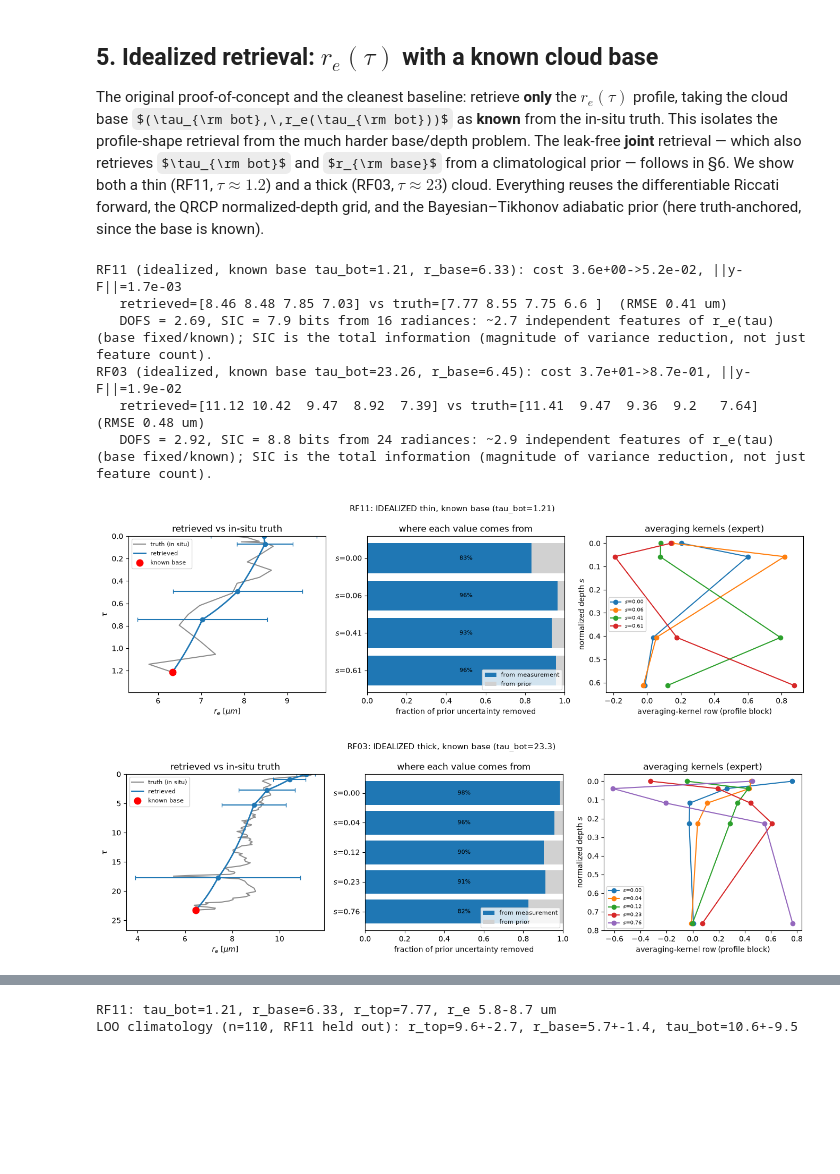
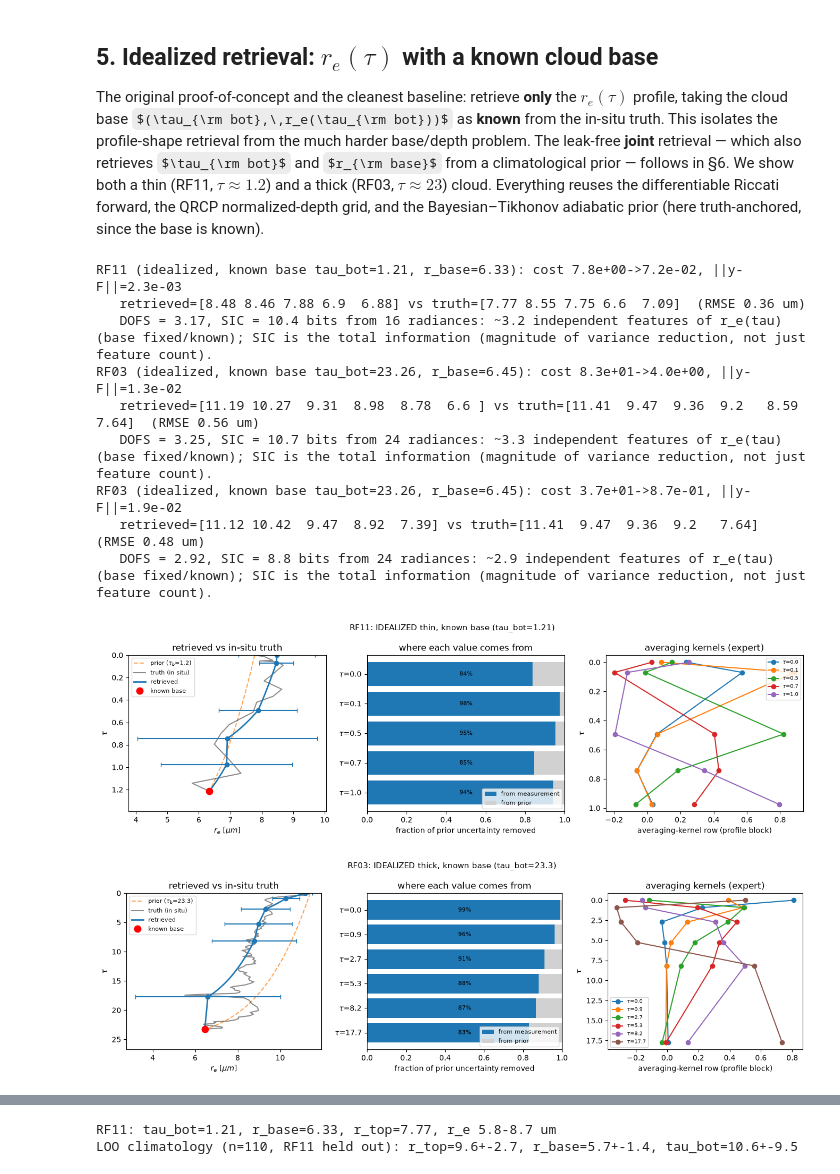
Before and after one commit to dhjx1996/Pythonic-DISORT_inhomogeneous_atmosphere, a Jupyter notebook: docs/riccati_solver_VOCALS_retrieval.ipynb, the cells around one changed output, grey strips where cells are left out. Saved outputs shown, nothing was run; the diff lists cells and outputs as text; code cells hidden in the pictures; some formulas as TeX source; blank space fills up the shorter version.

```diff
--- a/docs/riccati_solver_VOCALS_retrieval.ipynb
+++ b/docs/riccati_solver_VOCALS_retrieval.ipynb
@@ -171,17 +215,18 @@ def joint_summary(fwd, res, post, truth, clim, sig_tau):
 
 def _uq_panels(ax, fwd, res, post, truth, tau_bot_disp, base_pt, title, labels_extra):
     k = len(res.tau_nodes); s = np.asarray(res.tau_nodes)
+    tau_nodes = s * tau_bot_disp                 # node depths in optical depth tau (s=tau/tau_bot)
     tau_ret = np.linspace(0.0, tau_bot_disp, 200)
     ax[0].plot(truth.r_e, truth.tau, '-', color='k', alpha=0.45, label='truth (in situ)')
     ax[0].plot(fwd.profile(res.x, s, tau_ret), tau_ret, '-', color='C0', lw=2, label='retrieved')
-    ax[0].errorbar(np.asarray(res.x[:k]), s * tau_bot_disp, xerr=post.error[:k], fmt='o',
+    ax[0].errorbar(np.asarray(res.x[:k]), tau_nodes, xerr=post.error[:k], fmt='o',
                    color='C0', capsize=3)
     base_pt(ax[0])
     ax[0].set_ylim(1.15 * max(tau_bot_disp, truth.tau_bot), 0)
     ax[0].set_xlabel(r'$r_e\ [\mu m]$'); ax[0].set_ylabel(r'$\tau$')
     ax[0].legend(fontsize=8); ax[0].set_title('retrieved vs in-situ truth')
     meas = np.clip(post.data_fraction, 0.0, 1.0)
-    labels = [fr'$s$={si:.2f}' for si in s] + labels_extra
+    labels = [fr'$\tau$={ti:.1f}' for ti in tau_nodes] + labels_extra
     yld = np.arange(len(meas))
     ax[1].barh(yld, meas, color='C0', label='from measurement')
     ax[1].barh(yld, 1 - meas, left=meas, color='0.82', label='from prior')
@@ -191,36 +236,44 @@ def _uq_panels(ax, fwd, res, post, truth, tau_bot_disp, base_pt, title, labels_e
     ax[1].set_xlim(0, 1); ax[1].set_xlabel('fraction of prior uncertainty removed')
     ax[1].legend(fontsize=8, loc='lower right'); ax[1].set_title('where each value comes from')
     for i in range(k):
-        ax[2].plot(post.A[i][:k], s, 'o-', label=fr'$s$={s[i]:.2f}')
+        ax[2].plot(post.A[i][:k], tau_nodes, 'o-', label=fr'$\tau$={tau_nodes[i]:.1f}')
     ax[2].invert_yaxis(); ax[2].set_xlabel('averaging-kernel row (profile block)')
-    ax[2].set_ylabel(r'normalized depth $s$'); ax[2].legend(fontsize=7)
+    ax[2].set_ylabel(r'$\tau$'); ax[2].legend(fontsize=7)
     ax[2].set_title('averaging kernels (expert)')
 
+'''
 def plot_uq_fixed(fwd, res, post, truth, title=""):
     # idealized: base is KNOWN (fwd.r_base at fwd.tau_bot), state = r_e nodes only
     fig, ax = plt.subplots(1, 3, figsize=(13.5, 4.2))
+
     def base_pt(a):
         a.plot([fwd.r_base], [fwd.tau_bot], 'o', color='red', ms=9, zorder=5, label='known base')
     _uq_panels(ax, fwd, res, post, truth, fwd.tau_bot, base_pt, title, [])
     fig.suptitle(title, fontsize=11); plt.tight_layout()
+'''
 
-def plot_uq(fwd, res, post, truth, title=""):
+def plot_uq(fwd, res, post, truth, known_base, title=""):
     # joint: base + tau_bot RETRIEVED (with error bars); prior drawn on its own tau_bot
     k = len(res.tau_nodes); s = np.asarray(res.tau_nodes)
-    _, r_base_ret, tau_bot_ret = fwd._split_state(res.x, s)
-    r_base_ret, tau_bot_ret = float(r_base_ret), float(tau_bot_ret)
     tau_bot_pr = float(fwd._split_state(res.x_a, s)[2])
     fig, ax = plt.subplots(1, 3, figsize=(13.5, 4.2))
     tau_pr = np.linspace(0.0, tau_bot_pr, 200)
     ax[0].plot(fwd.profile(res.x_a, s, tau_pr), tau_pr, '--', color='C1', alpha=0.7,
                label=fr'prior ($\tau_b$={tau_bot_pr:.1f})')
-    def base_pt(a):
-        a.errorbar([r_base_ret], [tau_bot_ret], xerr=[float(post.error[k])],
-                   yerr=[float(post.error[k + 1])], fmt='s', color='C0', capsize=4,
-                   label=r'retrieved base $\pm1\sigma$')
-        a.plot([truth.r_base], [truth.tau_bot], 'X', color='red', ms=12, zorder=5, label='truth base')
-    _uq_panels(ax, fwd, res, post, truth, tau_bot_ret, base_pt, title,
-               [r'$r_{base}$', r'$\tau_{bot}$'])
+    if known_base:
+        def base_pt(a):
+            a.plot([fwd.r_base], [fwd.tau_bot], 'o', color='red', ms=9, zorder=5, label='known base')
+        _uq_panels(ax, fwd, res, post, truth, fwd.tau_bot, base_pt, title, [])
+    else:
+        _, r_base_ret, tau_bot_ret = fwd._split_state(res.x, s)
+        r_base_ret, tau_bot_ret = float(r_base_ret), float(tau_bot_ret)
+        def base_pt(a):
+            a.errorbar([r_base_ret], [tau_bot_ret], xerr=[float(post.error[k])],
+                       yerr=[float(post.error[k + 1])], fmt='s', color='C0', capsize=4,
+                       label=r'retrieved base $\pm1\sigma$')
+            a.plot([truth.r_base], [truth.tau_bot], 'X', color='red', ms=12, zorder=5, label='truth base')
+        _uq_panels(ax, fwd, res, post, truth, tau_bot_ret, base_pt, title,
+                   [r'$r_{base}$', r'$\tau_{bot}$'])
     fig.suptitle(title, fontsize=11); plt.tight_layout()
 # %% [markdown]
 ## The VOCALS-REx dataset (statistical overview)
@@ -301,14 +352,14 @@ def idealized_retrieve(flight, target_tau, bands):
     x_ref, _ = roe.make_adiabatic_prior(s_ref, 1.0, truth.r_base, truth.r_top)
     roe.select_num_modes(fwd, x_ref, s_ref, (0.005 ** 2) * np.eye(fwd.m))
     y = roe.osse_observation(fwd, truth.tau, truth.r_e)
-    Se = np.diag((0.03 * np.maximum(np.abs(y), 0.02)) ** 2)
+    Se = roe.make_Se(fwd, y, nm.oci_swir())
     s_coarse = np.linspace(0.0, 1.0, 6)[:-1]
     x0, _ = roe.make_adiabatic_prior(s_coarse, 1.0, truth.r_base, truth.r_top)
     prior_builder = lambda sn: roe.make_adiabatic_prior(
         sn, 1.0, truth.r_base, truth.r_top, sigma_top=3.0, sigma_base=10.0)
     s_grid, _, _ = roe.select_retrieval_grid(  # filter decides the node count
         fwd, x0, s_coarse, k_active=None, Se=Se, prior_builder=prior_builder,
-        filter_threshold=0.25)
+        filter_threshold=0.5)
     x_a, Sa = prior_builder(s_grid)
     res = roe.gauss_newton_oe(fwd, y, s_grid, x_a, Sa, Se, n_iter=12, lm=1e-2, xtol=2e-3,
                               max_n_outer=2, prior_builder=prior_builder)
@@ -328,18 +379,21 @@ fwd_i, res_i, post_i, truth_i = idealized_retrieve('RF11', 1.0, [1.24, 2.13])
 jax.clear_caches()
 fwd_iT, res_iT, post_iT, truth_iT = idealized_retrieve('RF03', 23.3, [1.24, 1.64, 2.13])
 # %% [output]
-RF11 (idealized, known base tau_bot=1.21, r_base=6.33): cost 3.6e+00->5.2e-02, ||y-F||=1.7e-03
-   retrieved=[8.46 8.48 7.85 7.03] vs truth=[7.77 8.55 7.75 6.6 ]  (RMSE 0.41 um)
-   DOFS = 2.69, SIC = 7.9 bits from 16 radiances: ~2.7 independent features of r_e(tau) (base fixed/known); SIC is the total information (magnitude of variance reduction, not just feature count).
+RF11 (idealized, known base tau_bot=1.21, r_base=6.33): cost 7.8e+00->7.2e-02, ||y-F||=2.3e-03
+   retrieved=[8.48 8.46 7.88 6.9  6.88] vs truth=[7.77 8.55 7.75 6.6  7.09]  (RMSE 0.36 um)
+   DOFS = 3.17, SIC = 10.4 bits from 16 radiances: ~3.2 independent features of r_e(tau) (base fixed/known); SIC is the total information (magnitude of variance reduction, not just feature count).
+RF03 (idealized, known base tau_bot=23.26, r_base=6.45): cost 8.3e+01->4.0e+00, ||y-F||=1.3e-02
+   retrieved=[11.19 10.27  9.31  8.98  8.78  6.6 ] vs truth=[11.41  9.47  9.36  9.2   8.59  7.64]  (RMSE 0.56 um)
+   DOFS = 3.25, SIC = 10.7 bits from 24 radiances: ~3.3 independent features of r_e(tau) (base fixed/known); SIC is the total information (magnitude of variance reduction, not just feature count).
 RF03 (idealized, known base tau_bot=23.26, r_base=6.45): cost 3.7e+01->8.7e-01, ||y-F||=1.9e-02
    retrieved=[11.12 10.42  9.47  8.92  7.39] vs truth=[11.41  9.47  9.36  9.2   7.64]  (RMSE 0.48 um)
    DOFS = 2.92, SIC = 8.8 bits from 24 radiances: ~2.9 independent features of r_e(tau) (base fixed/known); SIC is the total information (magnitude of variance reduction, not just feature count).
 # %%
-plot_uq_fixed(fwd_i, res_i, post_i, truth_i,
+plot_uq(fwd_i, res_i, post_i, truth_i, known_base=True,
               title=f'{truth_i.flight}: IDEALIZED thin, known base (tau_bot={truth_i.tau_bot:.2f})')
-plot_uq_fixed(fwd_iT, res_iT, post_iT, truth_iT,
+plot_uq(fwd_iT, res_iT, post_iT, truth_iT, known_base=True,
               title=f'{truth_iT.flight}: IDEALIZED thick, known base (tau_bot={truth_iT.tau_bot:.1f})')
 # %% [output]
-[figure, old version]
+[figure, new version]
-[figure, old version]
+[figure, new version]
 # %% [markdown]
```
Also changed, not shown: parts of 22 cells of this notebook, 35 other files.
